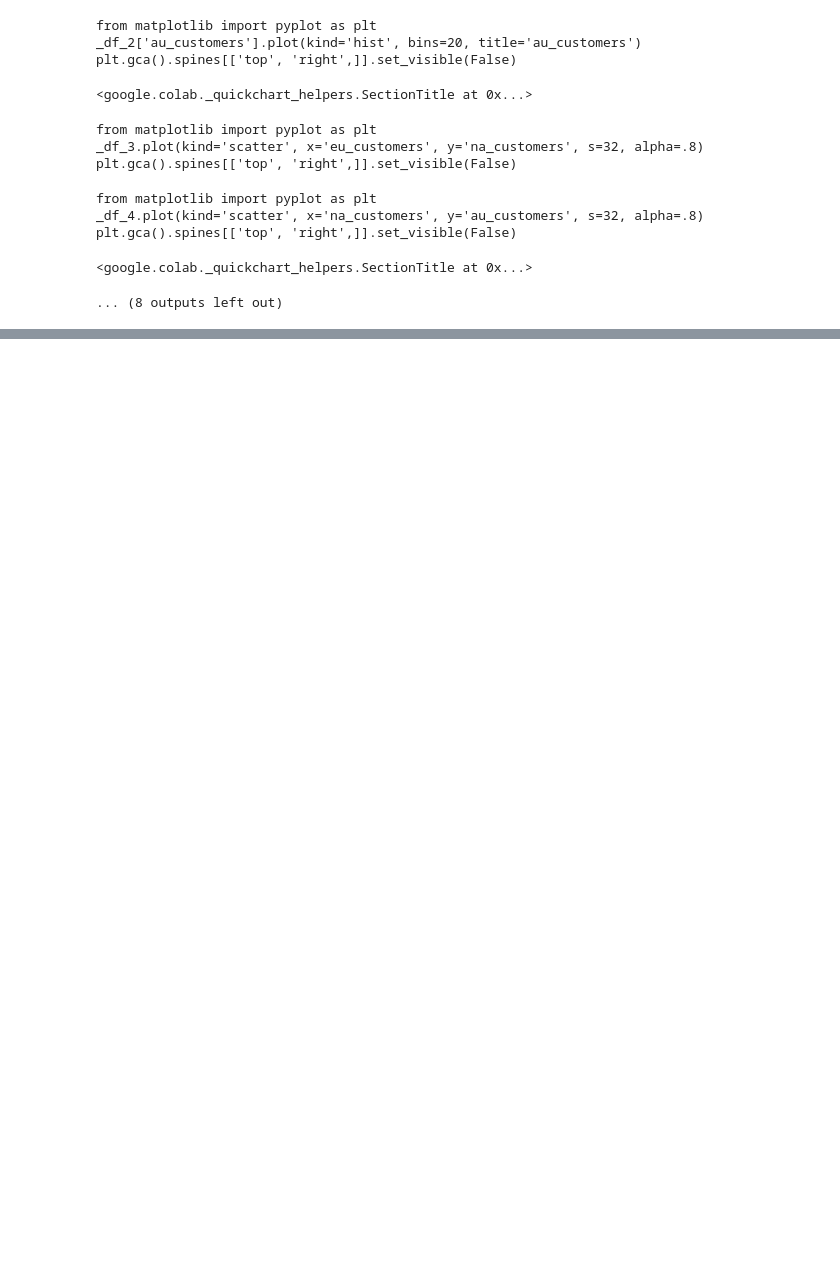
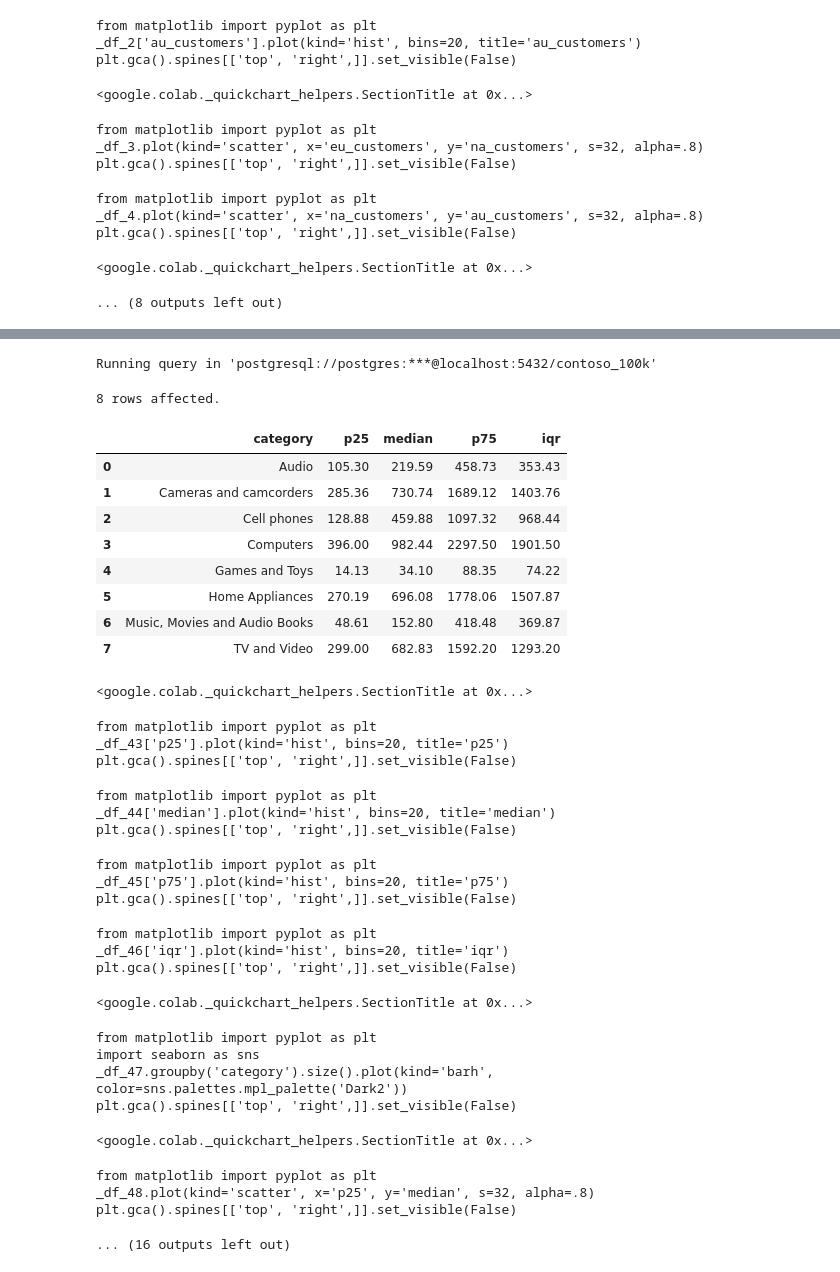
Before and after one commit to dhanushprasad1010/SQL_Project_contoso_100k, a Jupyter notebook: Resources/Blank_SQL_Notebook.ipynb, the cells around one changed output, grey strips where cells are left out. Cells and saved outputs as stored; diff of their text form; code cells hidden in the pictures; blank space fills up the shorter version.

```diff
--- a/Resources/Blank_SQL_Notebook.ipynb
+++ b/Resources/Blank_SQL_Notebook.ipynb
@@ -190,0 +298,63 @@ Running query in 'postgresql://postgres:***@localhost:5432/contoso_100k'
+# %%
+%%sql
+SELECT
+  p.categoryname AS category,
+  PERCENTILE_CONT(0.25) WITHIN GROUP (
+    ORDER BY (s.quantity * s.netprice * s.exchangerate)
+  ) AS p25,
+
+  PERCENTILE_CONT(0.50) WITHIN GROUP (
+    ORDER BY (s.quantity * s.netprice * s.exchangerate)
+  ) AS median,
+
+  PERCENTILE_CONT(0.75) WITHIN GROUP (
+    ORDER BY (s.quantity * s.netprice * s.exchangerate)
+  ) AS p75,
+
+  -- Interquartile Range: p75 - p25
+  PERCENTILE_CONT(0.75) WITHIN GROUP (
+    ORDER BY (s.quantity * s.netprice * s.exchangerate)
+  ) -
+  PERCENTILE_CONT(0.25) WITHIN GROUP (
+    ORDER BY (s.quantity * s.netprice * s.exchangerate)
+  ) AS iqr
+
+FROM sales s
+LEFT JOIN product p ON s.productkey = p.productkey
+GROUP BY p.categoryname
+ORDER BY p.categoryname;
+# %% [output]
+Running query in 'postgresql://postgres:***@localhost:5432/contoso_100k'
+8 rows affected.
+|  | category | p25 | median | p75 | iqr |
+| 0 | Audio | 105.30 | 219.59 | 458.73 | 353.43 |
+| 1 | Cameras and camcorders | 285.36 | 730.74 | 1689.12 | 1403.76 |
+| 2 | Cell phones | 128.88 | 459.88 | 1097.32 | 968.44 |
+| 3 | Computers | 396.00 | 982.44 | 2297.50 | 1901.50 |
+| 4 | Games and Toys | 14.13 | 34.10 | 88.35 | 74.22 |
+| 5 | Home Appliances | 270.19 | 696.08 | 1778.06 | 1507.87 |
+| 6 | Music, Movies and Audio Books | 48.61 | 152.80 | 418.48 | 369.87 |
+| 7 | TV and Video | 299.00 | 682.83 | 1592.20 | 1293.20 |
+<google.colab._quickchart_helpers.SectionTitle at 0x...>
+from matplotlib import pyplot as plt
+_df_43['p25'].plot(kind='hist', bins=20, title='p25')
+plt.gca().spines[['top', 'right',]].set_visible(False)
+from matplotlib import pyplot as plt
+_df_44['median'].plot(kind='hist', bins=20, title='median')
+plt.gca().spines[['top', 'right',]].set_visible(False)
+from matplotlib import pyplot as plt
+_df_45['p75'].plot(kind='hist', bins=20, title='p75')
+plt.gca().spines[['top', 'right',]].set_visible(False)
+from matplotlib import pyplot as plt
+_df_46['iqr'].plot(kind='hist', bins=20, title='iqr')
+plt.gca().spines[['top', 'right',]].set_visible(False)
+<google.colab._quickchart_helpers.SectionTitle at 0x...>
+from matplotlib import pyplot as plt
+import seaborn as sns
+_df_47.groupby('category').size().plot(kind='barh', color=sns.palettes.mpl_palette('Dark2'))
+plt.gca().spines[['top', 'right',]].set_visible(False)
+<google.colab._quickchart_helpers.SectionTitle at 0x...>
+from matplotlib import pyplot as plt
+_df_48.plot(kind='scatter', x='p25', y='median', s=32, alpha=.8)
+plt.gca().spines[['top', 'right',]].set_visible(False)
+... (16 outputs left out)
```
Also changed, not shown: parts of 10 cells of this notebook.
